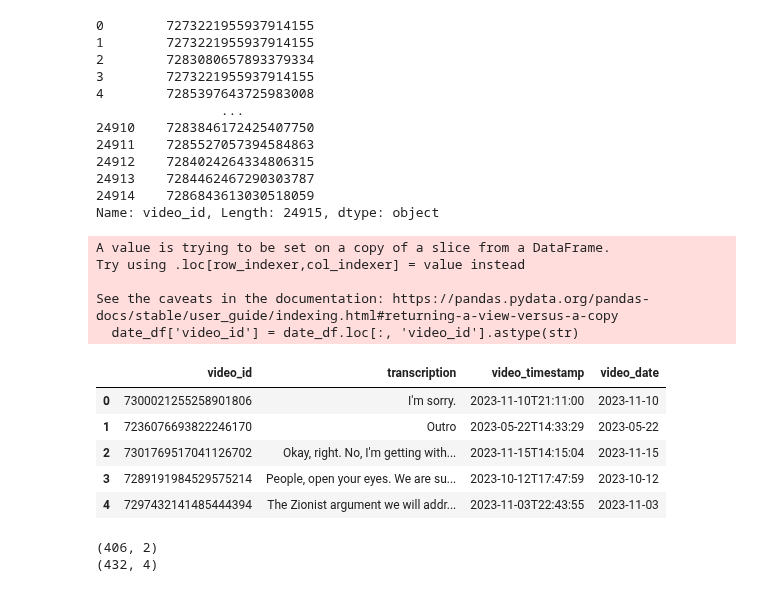
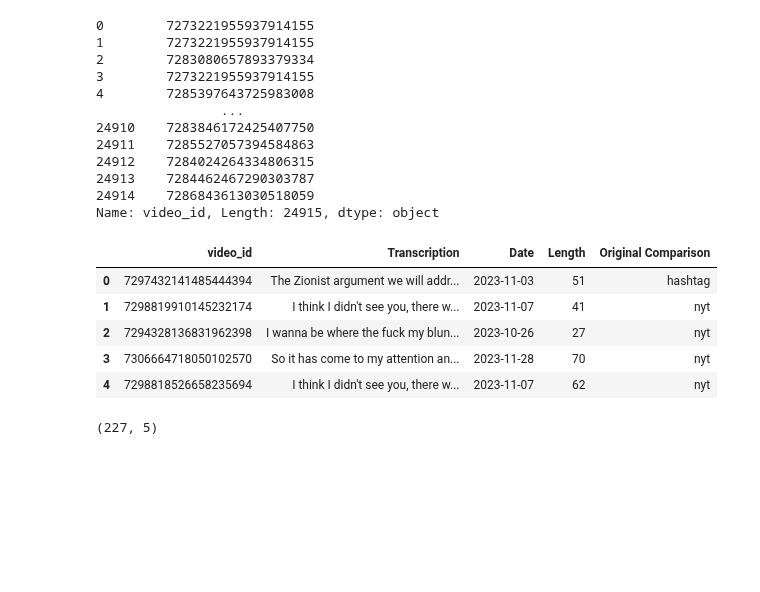
Before and after one commit to jyontika/CS315-Project-2, a Jupyter notebook: analysis/transcription-cosine-sim.ipynb, the cells around one changed output. Cells and saved outputs as stored; diff of their text form; code cells hidden in the pictures; blank space fills up the shorter version.

Commit message:
transcription cosine sim df

```diff
--- a/analysis/transcription-cosine-sim.ipynb
+++ b/analysis/transcription-cosine-sim.ipynb
@@ -33,9 +36,11 @@ combined_df.head()
 | 3 | 7273221955937914155 | 2023-08-30T16:56:01 | 37.0 | US | angels in tibet, angels in tibet ... | 356300.0 | ... |
 | 4 | 7285397643725983008 | 2023-10-02T12:23:48 | 37.0 | US | Dream Academy, angels in tibet, A... | 142700.0 | ... |
 # %%
-transcript_dir = f'{cwd}/../transcription/txt-transcripts/'
+cwd = os.getcwd()
+transcript_dir = f'{cwd}/../transcription/'
+transcript_df = pd.read_csv(os.path.join(transcript_dir, 'final_transcriptions.csv'))
 
-transcripts = [file for file in os.listdir(transcript_dir) if file.endswith('.txt')]
+""" transcripts = [file for file in os.listdir(transcript_dir) if file.endswith('.txt')]
 
 transcript_dict = {'video_id': [], 'transcription': []}
 
@@ -47,4 +52,4 @@ for file in transcripts:
     transcript_dict['video_id'].append(video_id)
     transcript_dict['transcription'].append(transcription)
 
-transcript_df = pd.DataFrame(transcript_dict)
+transcript_df = pd.DataFrame(transcript_dict) """
@@ -85,30 +92,22 @@ date_df.loc[:, 'video_id']
 24914    7286843613030518059
 Name: video_id, Length: 24915, dtype: object
 # %%
-date_df['video_id'] = date_df.loc[:, 'video_id'].astype(str)
+""" date_df['video_id'] = date_df.loc[:, 'video_id'].astype(str) """
 transcript_df['video_id'] = transcript_df['video_id'].astype(str)
-# %% [output]
-A value is trying to be set on a copy of a slice from a DataFrame.
-Try using .loc[row_indexer,col_indexer] = value instead
-
-See the caveats in the documentation: https://pandas.pydata.org/pandas-docs/stable/user_guide/indexing.html#returning-a-view-versus-a-copy
-  date_df['video_id'] = date_df.loc[:, 'video_id'].astype(str)
 # %%
-transcript_date_df = pd.merge(transcript_df, date_df, on='video_id')
-transcript_date_df.head()
+""" transcript_date_df = pd.merge(transcript_df, date_df, on='video_id') """
+transcript_df.head()
 # %% [output]
-|  | video_id | transcription | video_timestamp | video_date |
-| 0 | 7300021255258901806 | I'm sorry. | 2023-11-10T21:11:00 | 2023-11-10 |
-| 1 | 7236076693822246170 | Outro | 2023-05-22T14:33:29 | 2023-05-22 |
-| 2 | 7301769517041126702 | Okay, right. No, I'm getting with... | 2023-11-15T14:15:04 | 2023-11-15 |
-| 3 | 7289191984529575214 | People, open your eyes. We are su... | 2023-10-12T17:47:59 | 2023-10-12 |
-| 4 | 7297432141485444394 | The Zionist argument we will addr... | 2023-11-03T22:43:55 | 2023-11-03 |
+|  | video_id | Transcription | Date | Length | Original Comparison |
+| 0 | 7297432141485444394 | The Zionist argument we will addr... | 2023-11-03 | 51 | hashtag |
+| 1 | 7298819910145232174 | I think I didn't see you, there w... | 2023-11-07 | 41 | nyt |
+| 2 | 7294328136831962398 | I wanna be where the fuck my blun... | 2023-10-26 | 27 | nyt |
+| 3 | 7306664718050102570 | So it has come to my attention an... | 2023-11-28 | 70 | nyt |
+| 4 | 7298818526658235694 | I think I didn't see you, there w... | 2023-11-07 | 62 | nyt |
-# %%
-print(transcript_df.shape)
-print(transcript_date_df.shape) ### PROBLEM!! SOLVE THIS: why are there more rows now??
-# %% [output]
-(406, 2)
-(432, 4)
+# %%
+print(transcript_df.shape)
+# %% [output]
+(227, 5)
 # %%
 # load the Universal Sentence Encoder's TF Hub module
 embed = hub.load("https://tfhub.dev/google/universal-sentence-encoder/4")
```
Also changed, not shown: parts of 10 cells of this notebook, 1 other file.
